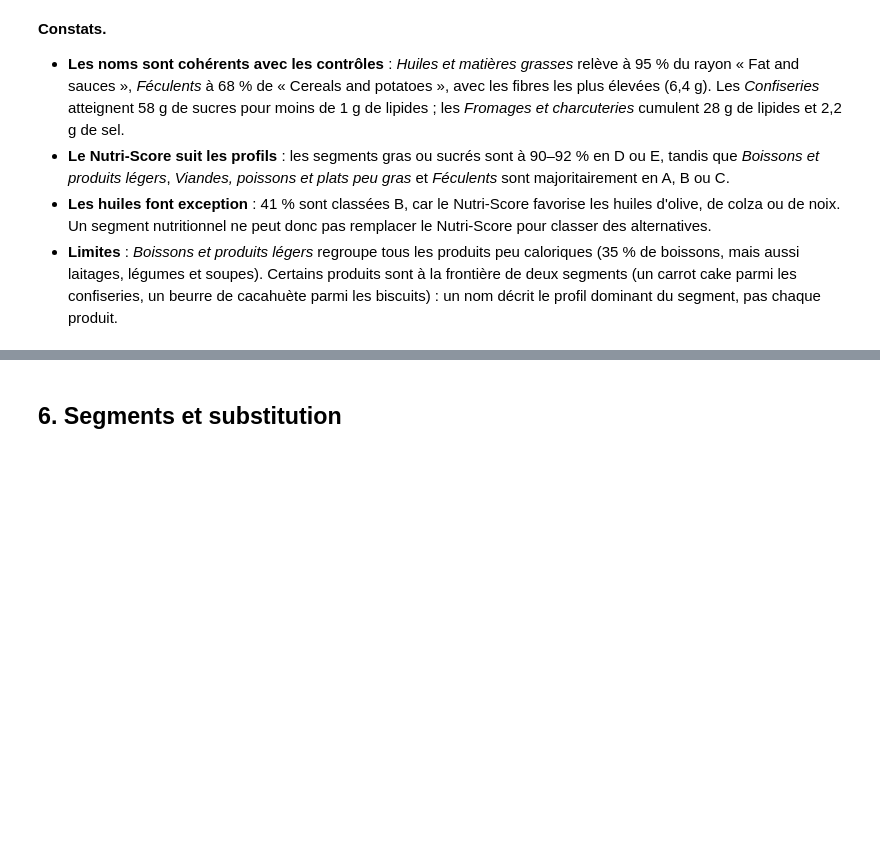
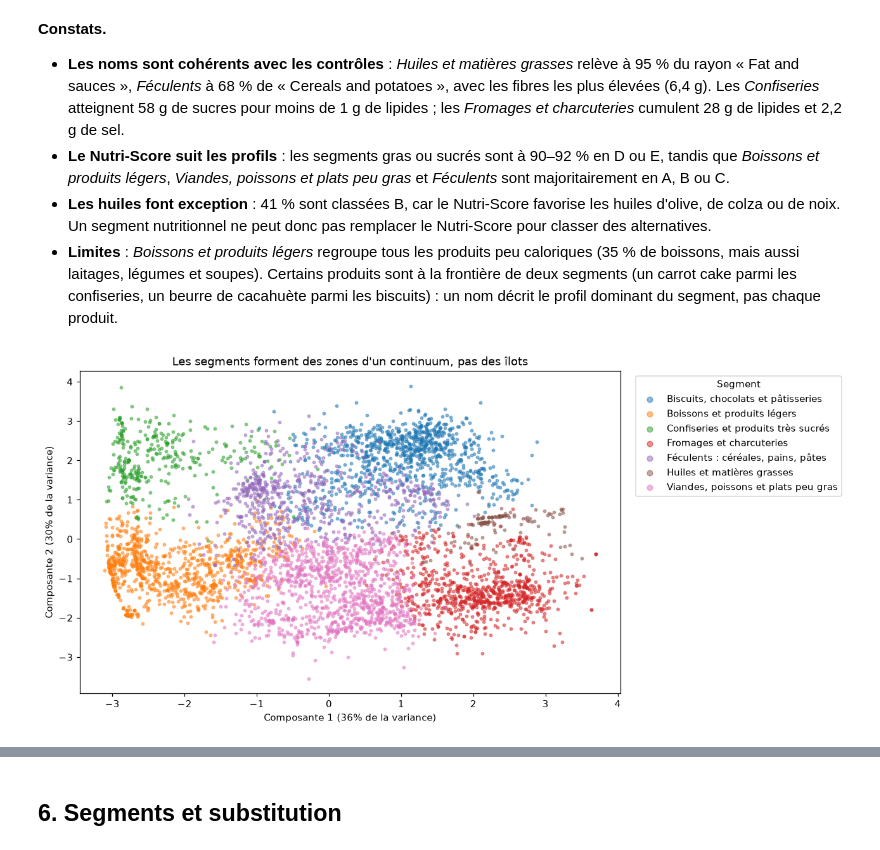
Before and after one commit to SebastienHus/Nutriscope_team_delegue, a Jupyter notebook: notebooks/clustering.ipynb, the cells around one changed output, grey strips where cells are left out. Cells and saved outputs as stored; diff of their text form; code cells hidden in the pictures; blank space fills up the shorter version.

```diff
--- a/notebooks/clustering.ipynb
+++ b/notebooks/clustering.ipynb
@@ -455,3 +455,23 @@ display(examples.sort_values("segment")
 - **Le Nutri-Score suit les profils** : les segments gras ou sucrés sont à 90–92 % en D ou E, tandis que *Boissons et produits légers*, *Viandes, poissons et plats peu gras* et *Féculents* sont majoritairement en A, B ou C.
 - **Les huiles font exception** : 41 % sont classées B, car le Nutri-Score favorise les huiles d'olive, de colza ou de noix. Un segment nutritionnel ne peut donc pas remplacer le Nutri-Score pour classer des alternatives.
 - **Limites** : *Boissons et produits légers* regroupe tous les produits peu caloriques (35 % de boissons, mais aussi laitages, légumes et soupes). Certains produits sont à la frontière de deux segments (un carrot cake parmi les confiseries, un beurre de cacahuète parmi les biscuits) : un nom décrit le profil dominant du segment, pas chaque produit.
+# %%
+from sklearn.decomposition import PCA
+
+pca = PCA(n_components=2, random_state=SEED)
+coords = pca.fit_transform(X)
+
+# 5 000 produits tirés au hasard : 30 000 points rendraient le nuage illisible
+idx = np.random.default_rng(SEED).choice(len(X), 5000, replace=False)
+sample = catalog.iloc[idx]
+
+fig, ax = plt.subplots(figsize=(10, 6))
+for segment, positions in sample.groupby("segment").indices.items():
+    ax.scatter(coords[idx[positions], 0], coords[idx[positions], 1], s=8, alpha=0.5, label=segment)
+ax.legend(title="Segment", bbox_to_anchor=(1.02, 1), loc="upper left", markerscale=2)
+ax.set_xlabel(f"Composante 1 ({pca.explained_variance_ratio_[0]:.0%} de la variance)")
+ax.set_ylabel(f"Composante 2 ({pca.explained_variance_ratio_[1]:.0%} de la variance)")
+ax.set_title("Les segments forment des zones d'un continuum, pas des îlots")
+figure(fig, "projection-acp");
+# %% [output]
+[figure, added]
```
Also changed, not shown: parts of 2 cells of this notebook, 2 other files.
